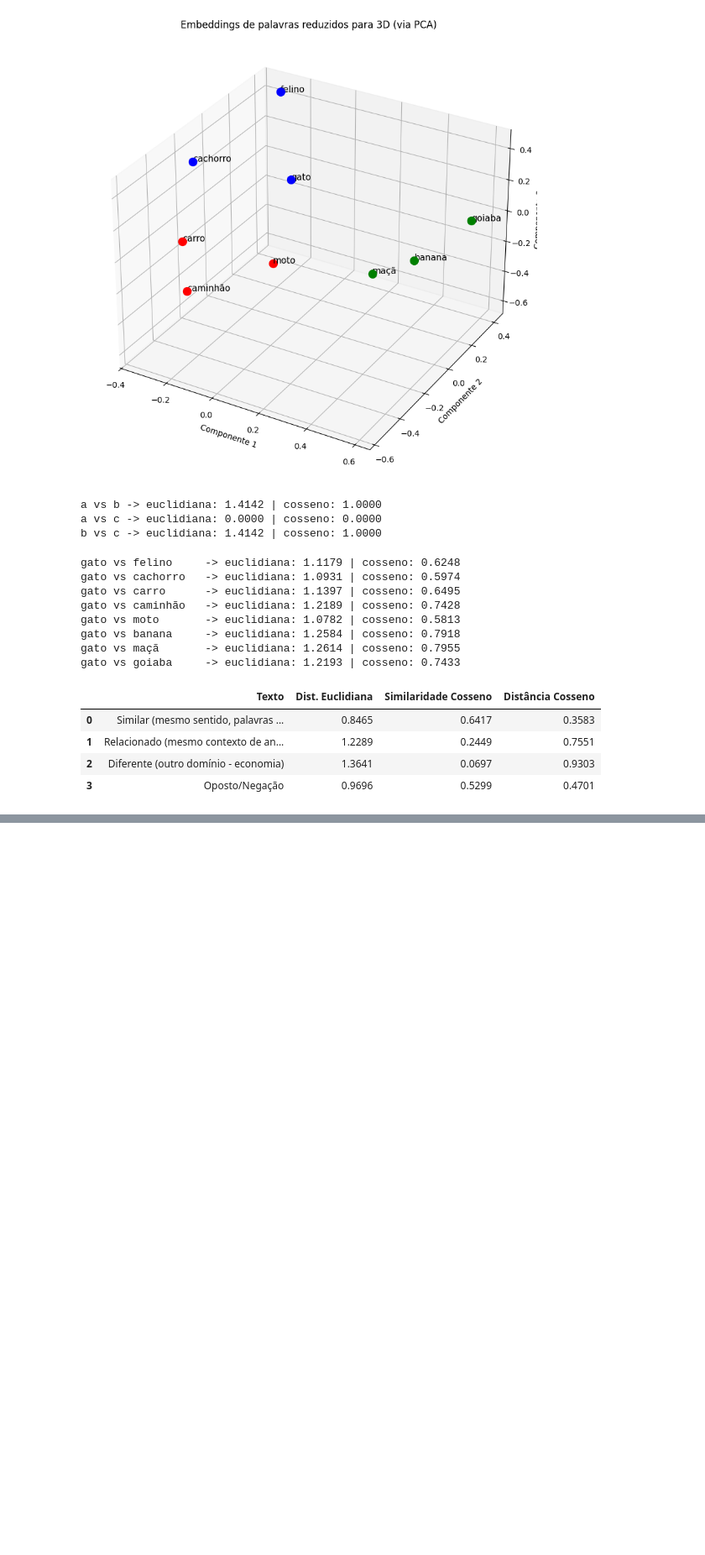
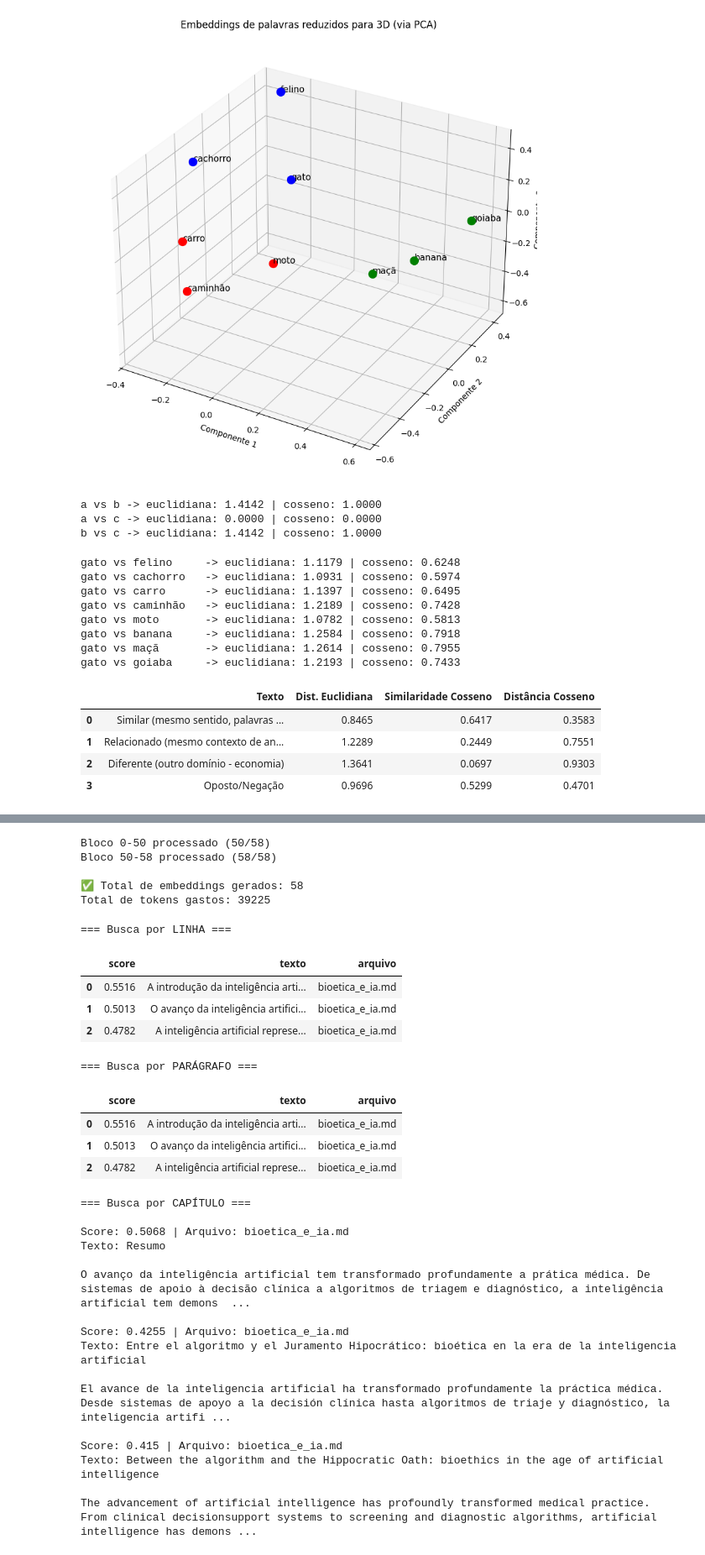
Before and after one commit to MARCIO-COSTA93/Residencia-Trilhas-em-Tecnologias-IA-Generativa-RAG, a Jupyter notebook: AULA_03/Aula_03_a.ipynb, the cells around one changed output, grey strips where cells are left out. Shown at 84% size. Drawn from its saved outputs; the diff is of its cells as text; code cells hidden in the pictures; blank space fills up the shorter version.

```diff
--- a/AULA_03/Aula_03_a.ipynb
+++ b/AULA_03/Aula_03_a.ipynb
@@ -233,0 +417,25 @@ df_resultados
+# %%
+# 8. Dividir por capítulo/seção (marcado por ## no Markdown)
+import re
+
+def ler_capitulos(nome_arquivo):
+    with open(nome_arquivo, 'r', encoding='utf-8') as f:
+        conteudo = f.read()
+    # divide o texto sempre que encontrar um título de seção "## "
+    partes = re.split(r'\n##\s+', conteudo)
+    capitulos = []
+    for i, parte in enumerate(partes):
+        texto = parte.strip()
+        if len(texto) >= 100:  # ignora capítulos vazios/curtos demais
+            capitulos.append(texto)
+    return capitulos
+
+trechos_capitulo = []
+for nome_arquivo in arquivos_md:
+    capitulos = ler_capitulos(nome_arquivo)
+    for c in capitulos:
+        trechos_capitulo.append({"texto": c, "arquivo": nome_arquivo})
+
+print(f"Total de capítulos/seções lidos: {len(trechos_capitulo)}")
+print(f"\nExemplo de capítulo (primeiros 300 caracteres):")
+print(trechos_capitulo[0]["texto"][:300], "...")
@@ -233,0 +449,53 @@ df_resultados
+# %%
+# Gerar embeddings para os capítulos
+textos_capitulo = [t["texto"] for t in trechos_capitulo]
+embeddings_capitulo, tokens_capitulo = gerar_embeddings_em_blocos(textos_capitulo, tamanho_bloco=50)
+
+print(f"\n✅ Total de embeddings gerados: {len(embeddings_capitulo)}")
+print(f"Total de tokens gastos: {tokens_capitulo}")
+# %% [output]
+Bloco 0-50 processado (50/58)
+Bloco 50-58 processado (58/58)
+
+✅ Total de embeddings gerados: 58
+Total de tokens gastos: 39225
+# %%
+# Comparar os 3 níveis de granularidade com a mesma query
+print("=== Busca por LINHA ===")
+display(pd.DataFrame(buscar_top_k(query2, trechos, embeddings_trechos, k=3)))
+
+print("\n=== Busca por PARÁGRAFO ===")
+display(pd.DataFrame(buscar_top_k(query2, trechos_paragrafo, embeddings_paragrafo, k=3)))
+
+print("\n=== Busca por CAPÍTULO ===")
+top3_capitulo_q2 = buscar_top_k(query2, trechos_capitulo, embeddings_capitulo, k=3)
+for r in top3_capitulo_q2:
+    print(f"\nScore: {r['score']} | Arquivo: {r['arquivo']}")
+    print(f"Texto: {r['texto'][:400]}...")
+# %% [output]
+=== Busca por LINHA ===
+|  | score | texto | arquivo |
+| 0 | 0.5516 | A introdução da inteligência arti... | bioetica_e_ia.md |
+| 1 | 0.5013 | O avanço da inteligência artifici... | bioetica_e_ia.md |
+| 2 | 0.4782 | A inteligência artificial represe... | bioetica_e_ia.md |
+=== Busca por PARÁGRAFO ===
+|  | score | texto | arquivo |
+| 0 | 0.5516 | A introdução da inteligência arti... | bioetica_e_ia.md |
+| 1 | 0.5013 | O avanço da inteligência artifici... | bioetica_e_ia.md |
+| 2 | 0.4782 | A inteligência artificial represe... | bioetica_e_ia.md |
+=== Busca por CAPÍTULO ===
+
+Score: 0.5068 | Arquivo: bioetica_e_ia.md
+Texto: Resumo
+
+O avanço da inteligência artificial tem transformado profundamente a prática médica. De sistemas de apoio à decisão clínica a algoritmos de triagem e diagnóstico, a inteligência artificial tem demons  ...
+
+Score: 0.4255 | Arquivo: bioetica_e_ia.md
+Texto: Entre el algoritmo y el Juramento Hipocrático: bioética en la era de la inteligencia artificial
+
+El avance de la inteligencia artificial ha transformado profundamente la práctica médica. Desde sistemas de apoyo a la decisión clínica hasta algoritmos de triaje y diagnóstico, la inteligencia artifi ...
+
+Score: 0.415 | Arquivo: bioetica_e_ia.md
+Texto: Between the algorithm and the Hippocratic Oath: bioethics in the age of artificial intelligence
+
+The advancement of artificial intelligence has profoundly transformed medical practice. From clinical decisionsupport systems to screening and diagnostic algorithms, artificial intelligence has demons ...
```
Also changed, not shown: parts of 12 cells of this notebook.
